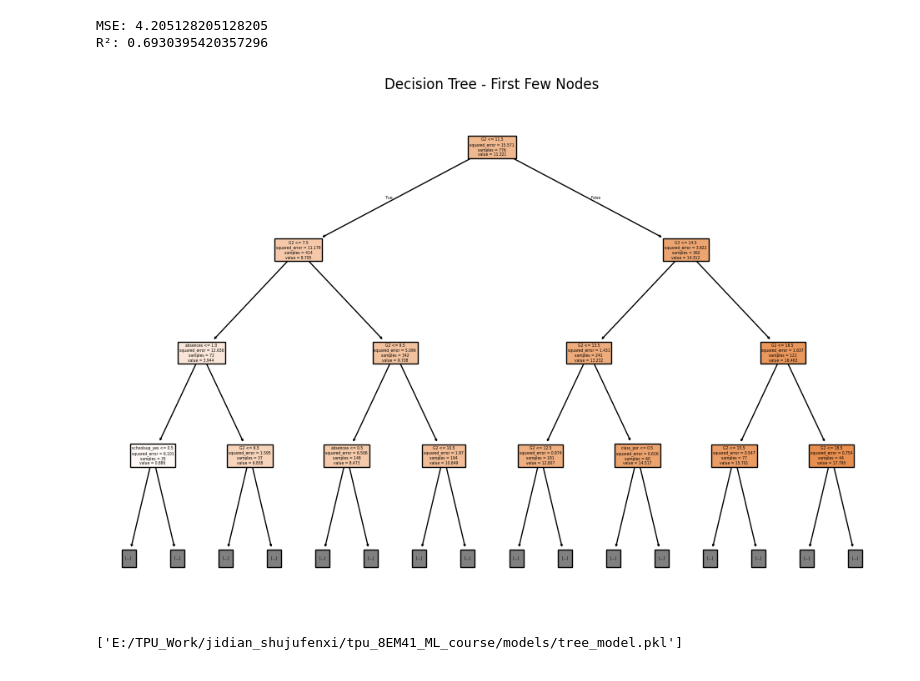
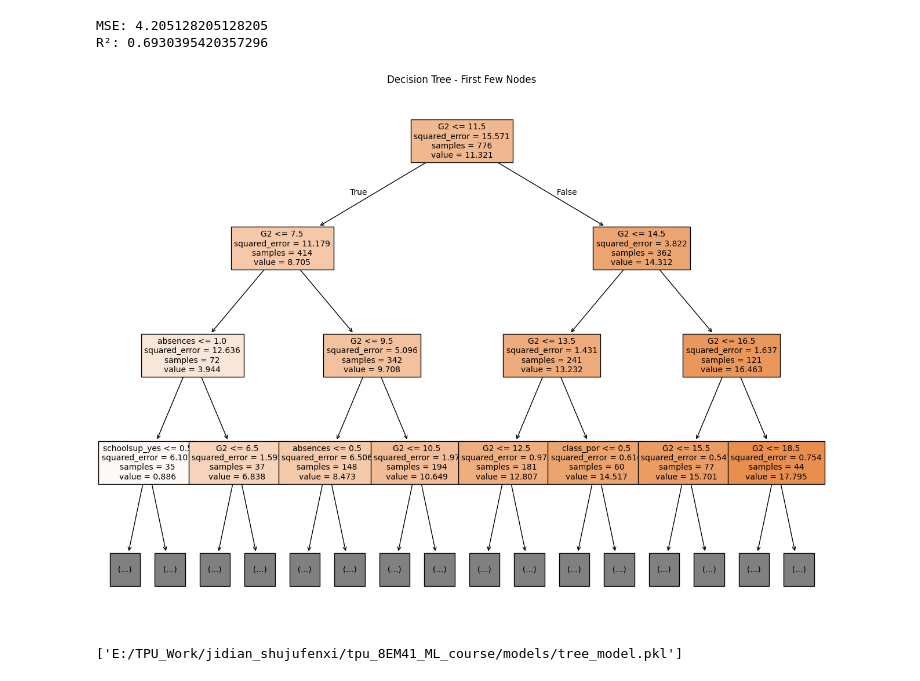
Before and after one commit to ChenQimu/tpu_8EM41_ML_course, a Jupyter notebook: 10/data/scripts/decision_tree_regression.ipynb, the cells around one changed output. Saved outputs shown, nothing was run; the diff lists cells and outputs as text; code cells hidden in the pictures.

```diff
--- a/10/data/scripts/decision_tree_regression.ipynb
+++ b/10/data/scripts/decision_tree_regression.ipynb
@@ -13,34 +13,34 @@ df = pd.read_csv("data/student_combined_cleaned.csv")
 X = df.drop(columns=['G3'])
 y = df['G3']
 
 # 对分类特征进行独热编码
 X = pd.get_dummies(X)
 
 # 划分训练集和测试集
 X_train, X_test, y_train, y_test = train_test_split(X, y, test_size=0.2, random_state=42)
 
 # 训练决策树回归模型
 tree_model = DecisionTreeRegressor(random_state=42)
 tree_model.fit(X_train, y_train)
 
 # 预测并评估模型
 y_pred = tree_model.predict(X_test)
 mse = mean_squared_error(y_test, y_pred)
 r2 = r2_score(y_test, y_pred)
 
 print("MSE:", mse)
 print("R²:", r2)
 
 # 绘制决策树的前几个节点
-plt.figure(figsize=(12, 8))
-plot_tree(tree_model, feature_names=X.columns, filled=True, max_depth=3)  # max_depth=3 控制显示的深度
+plt.figure(figsize=(16, 12))  # 增加图形大小
+plot_tree(tree_model, feature_names=X.columns, filled=True, max_depth=3, fontsize=10)  # 调整字体大小
 plt.title("Decision Tree - First Few Nodes")
 plt.show()
 
 # 保存训练好的决策树模型
 joblib.dump(tree_model, r"E:/TPU_Work/jidian_shujufenxi/tpu_8EM41_ML_course/models/tree_model.pkl")
 # %% [output]
 MSE: 4.205128205128205
 R²: 0.6930395420357296
-[figure, old version]
+[figure, new version]
 ['E:/TPU_Work/jidian_shujufenxi/tpu_8EM41_ML_course/models/tree_model.pkl']
```
Also changed, not shown: 44 other files.
